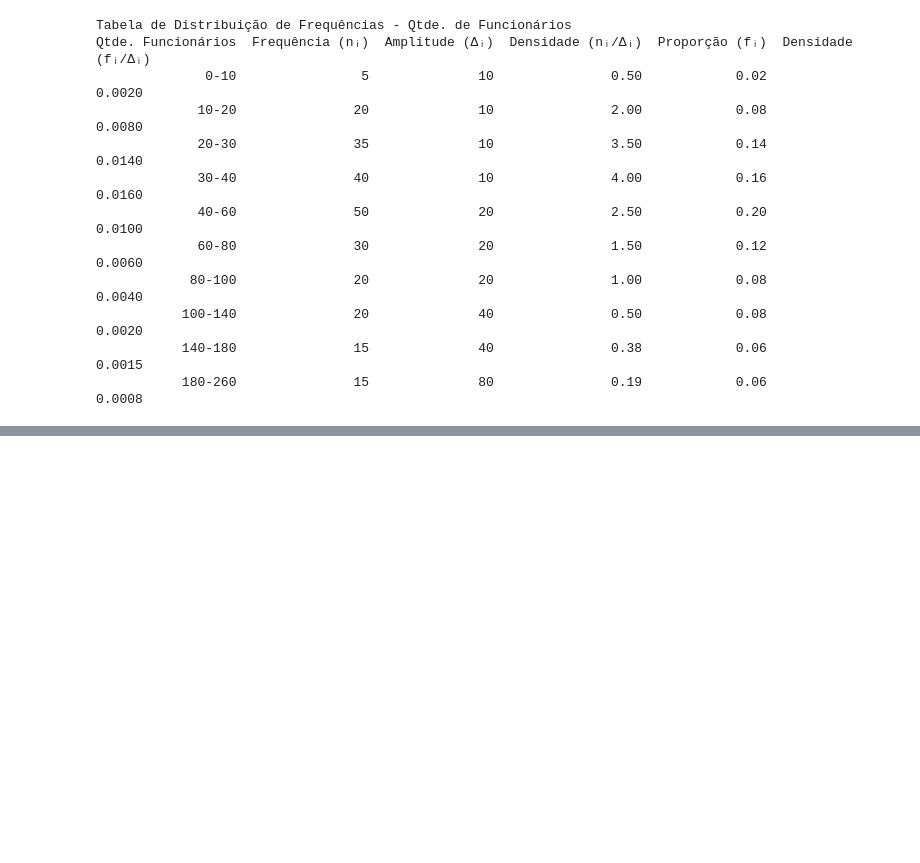
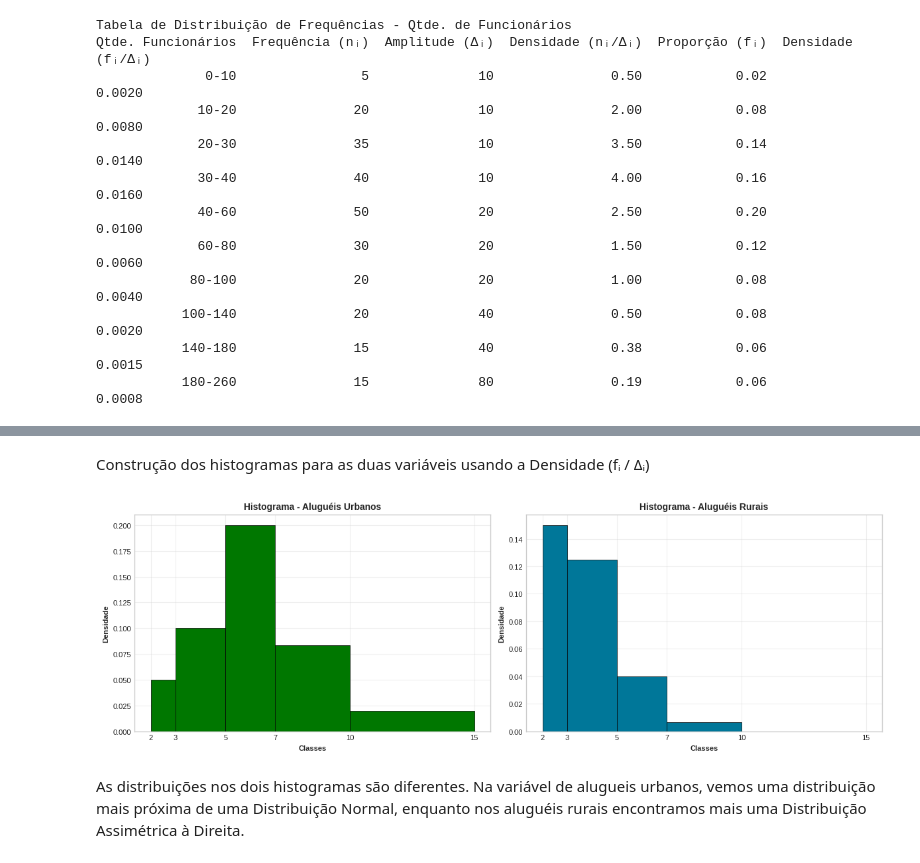
Before and after one commit to damian-nestea/estatistica-basica-bussabemorettin, a Jupyter notebook: notebooks/Cap02_Resumo_Dados.ipynb, the cells around one changed output, grey strips where cells are left out. Saved outputs shown, nothing was run; the diff lists cells and outputs as text; code cells hidden in the pictures; blank space fills up the shorter version.

```diff
--- a/notebooks/Cap02_Resumo_Dados.ipynb
+++ b/notebooks/Cap02_Resumo_Dados.ipynb
@@ -1214,0 +1226,7 @@ plt.show()
+# %%
+# Importando planilha de dados dos alugueis urbanos
+nome_aba = 'CD-Alugueis-Urbanos'
+file_path = '/content/drive/MyDrive/Dados_EB.xlsx'
+df_urbanos = pd.read_excel(file_path,nome_aba)
+
+df_urbanos.head(5)
@@ -1214,0 +1240,7 @@ plt.show()
+# %%
+# Importando planilha de dados dos alugueis rurais
+nome_aba = 'CD-Alugueis-Rurais'
+file_path = '/content/drive/MyDrive/Dados_EB.xlsx'
+df_rurais = pd.read_excel(file_path,nome_aba)
+
+df_rurais.head(5)
@@ -1214,0 +1368,56 @@ plt.show()
+# %% [markdown]
+Construção dos histogramas para as duas variáveis usando a Densidade (fᵢ / Δᵢ)
+# %%
+# Criar figura com 2 subplots lado a lado
+fig, (ax1, ax2) = plt.subplots(1, 2, figsize=(12, 4))  # 1 linha, 2 colunas
+
+# VARIÁVEL ALUGUÉIS URBANOS
+# Criando variáveis para armazenar as frequências, amplitude e densidades
+frequencias_urbano = df_freq_urbano['Frequência (nᵢ)']
+amplitudes_urbano = df_freq_urbano['Amplitude (Δᵢ)']
+densidades_urbano = df_freq_urbano['Densidade (fᵢ/Δᵢ)']
+
+weights_urbano = []
+for dens, freq in zip(densidades_urbano, frequencias_urbano):
+    if freq > 0:
+        weight_por_obs = dens / freq
+        weights_urbano.extend([weight_por_obs] * int(freq))
+
+weights_urbano = np.array(weights_urbano)
+
+# Criação e configuração do histograma de aluguéis urbanos
+n1, bins1, patches1 = ax1.hist(df_urbanos['Aluguel'], bins= bins, weights=weights_urbano, density=False, color='#007700', edgecolor='black', linewidth=0.5)
+ax1.set_title('Histograma - Aluguéis Urbanos', fontsize=10, fontweight='bold')
+ax1.set_xlabel ('Classes', fontweight='semibold')
+ax1.set_ylabel('Densidade', fontweight='semibold')
+ax1.set_xticks(bins)
+ax1.grid(True, alpha=0.3)
+
+# VARIÁVEL ALUGUÉIS RURAIS
+# Criando variáveis para armazenar as frequências, amplitude e densidades
+frequencias_rural = df_freq_rural['Frequência (nᵢ)']
+amplitudes_rural = df_freq_rural['Amplitude (Δᵢ)']
+densidades_rural = df_freq_rural['Densidade (fᵢ/Δᵢ)']
+
+weights_rural = []
+for dens, freq in zip(densidades_rural, frequencias_rural):
+    if freq > 0:
+      weight_por_obs = dens / freq
+      weights_rural.extend([weight_por_obs] * int(freq))
+
+weights_rural = np.array(weights_rural)
+
+# Criação e configuração do histograma de aluguéis rurais
+n2, bins2, patches2 = ax2.hist(df_rurais['Aluguel'], bins= bins, weights=weights_rural, density=False, color='#007799', edgecolor='black', linewidth=0.5)
+ax2.set_title('Histograma - Aluguéis Rurais', fontsize=10, fontweight='bold')
+ax2.set_xlabel ('Classes', fontweight='semibold')
+ax2.set_ylabel('Densidade', fontweight='semibold')
+ax2.set_xticks(bins)
+ax2.grid(True, alpha=0.3)
+
+plt.tight_layout()
+plt.show()
+# %% [output]
+[figure, added]
+# %% [markdown]
+As distribuições nos dois histogramas são diferentes. Na variável de alugueis urbanos, vemos uma distribuição mais próxima de uma Distribuição Normal, enquanto nos aluguéis rurais encontramos mais uma Distribuição Assimétrica à Direita.
```
Also changed, not shown: parts of 12 cells of this notebook.
